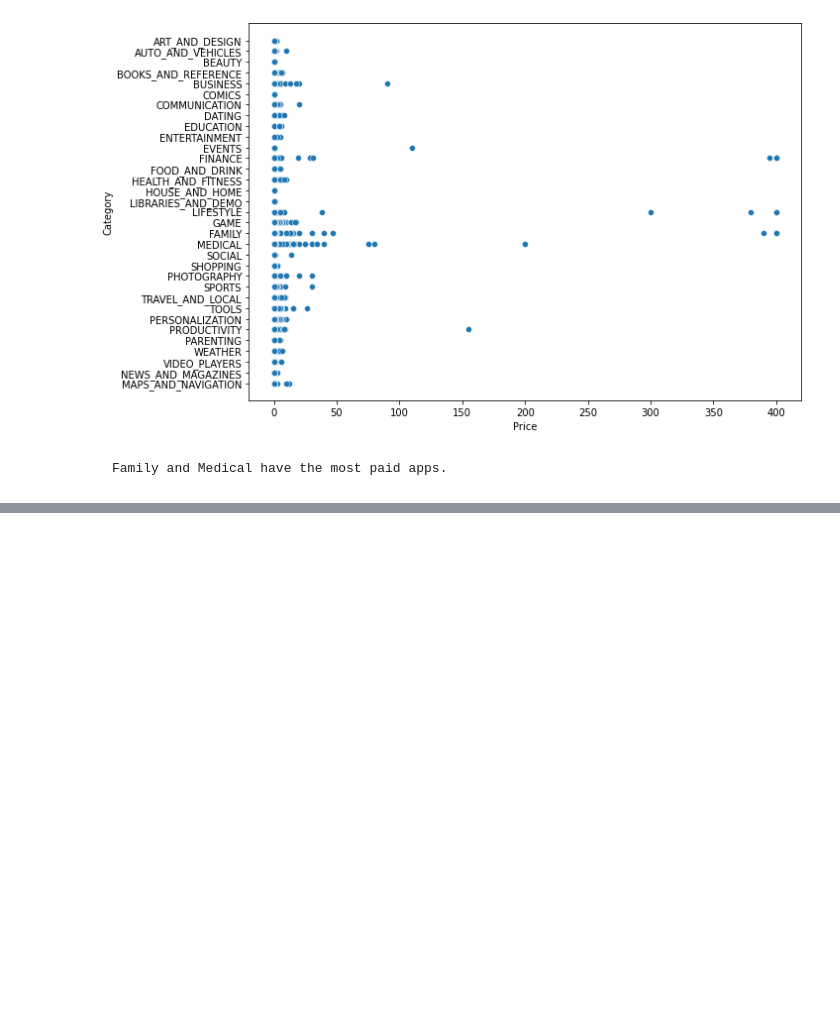
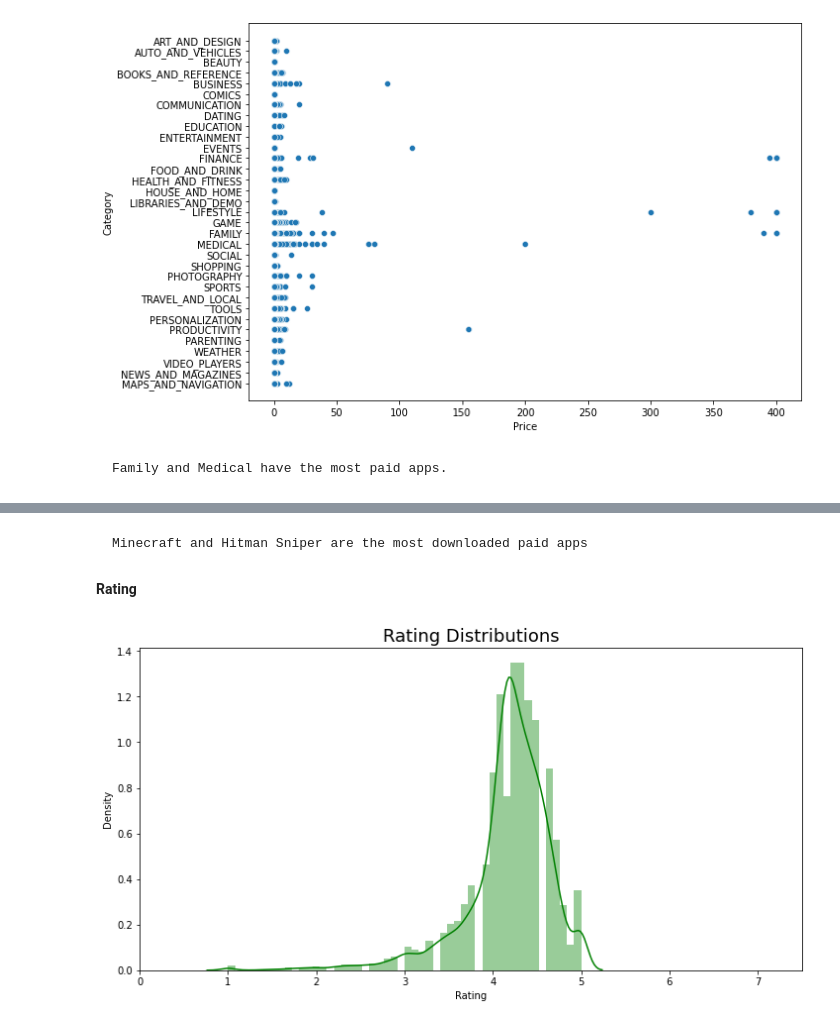
Before and after one commit to AjayUnique/EDA-playstore-app, a Jupyter notebook: Ajay_Tiwari_playstore.ipynb, the cells around one changed output, grey strips where cells are left out. Drawn from its saved outputs; the diff is of its cells as text; code cells hidden in the pictures; blank space fills up the shorter version.

```diff
--- a/Ajay_Tiwari_playstore.ipynb
+++ b/Ajay_Tiwari_playstore.ipynb
@@ -445,0 +467,12 @@ plt.show()
+# %% [markdown]
+    Minecraft and Hitman Sniper are the most downloaded paid apps
+# %% [markdown]
+**Rating**
+# %%
+plt.figure(figsize=(12,6))
+plt.title('Rating Distributions',size = 18)
+sns.distplot(playdf['Rating'],color='green')
+plt.xlim(0,7.5)
+plt.show()
+# %% [output]
+[figure, added]
```
Also changed, not shown: parts of 34 cells of this notebook.
